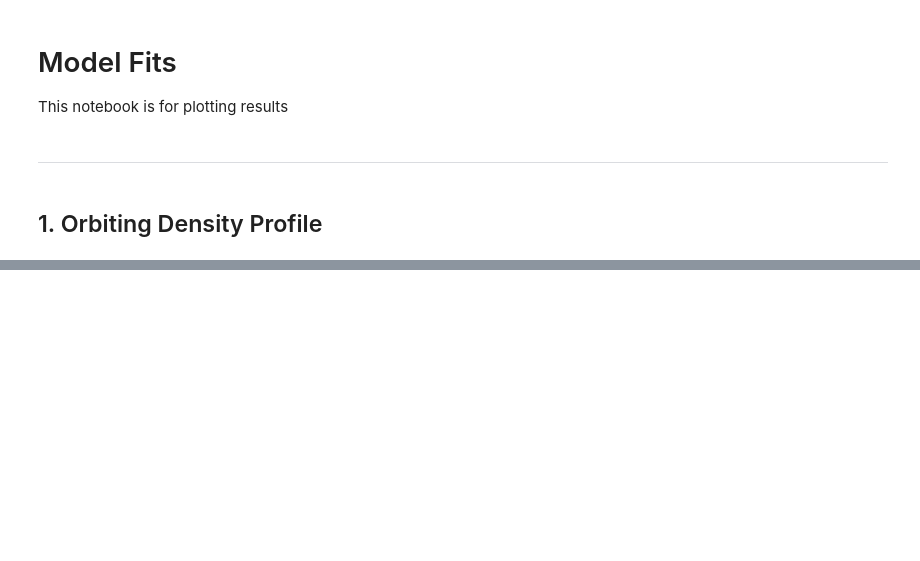
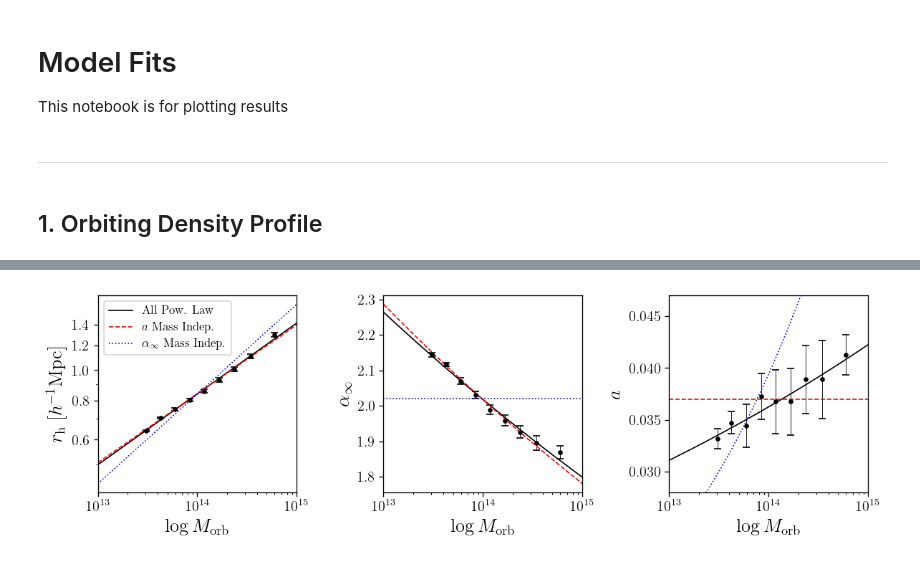
Before and after one commit to edgarmsalazar/HaloModelCF, a Jupyter notebook: notebook/model_fitting.ipynb, the cells around one changed output, grey strips where cells are left out. Drawn from its saved outputs; the diff is of its cells as text; code cells hidden in the pictures; blank space fills up the shorter version.

Commit message:
orb params and fit

```diff
--- a/notebook/model_fitting.ipynb
+++ b/notebook/model_fitting.ipynb
@@ -79 +98,51 @@ plt.tight_layout();
+# %%
+from physhalo.plot.config import SIZE_LABELS, SIZE_LEGEND, SIZE_TICKS
+
+plabels = [r'$r_{\rm h}~[h^{-1}{\rm Mpc}]$', r'$\alpha_{\infty}$', r'$a$']
+
+_, axes = plt.subplots(1, 3, figsize=(10, 3.1))
+ax1, ax2, ax3 = axes.flatten()
+
+for i, ax in enumerate(axes.flatten()):
+    ax.set_xlabel(r'$\log M_{\rm orb}$', fontsize=SIZE_LABELS)
+    ax.set_xlim(1e13, 1e15)
+    ax.set_xscale('log', base=10)
+    ax.set_ylabel(plabels[i], fontsize=SIZE_LABELS)
+    ax.tick_params(axis='both', which='major', labelsize=SIZE_TICKS)
+    ax.errorbar(mass, pars[:, i], yerr=errs[:, i], fmt='.',
+                elinewidth=0.5, capsize=3, color='k')
+
+ax1.plot(mass_pred, power_law(mass_pred/M_PIVOT, *pars_smooth_1[:2]), color='k',
+         lw=1.0, label="All Pow. Law")
+ax1.plot(mass_pred, power_law(mass_pred/M_PIVOT, *pars_smooth_2[:2]), color='r',
+         lw=1.0, ls="--", label=r"$a$ Mass Indep.")
+ax1.plot(mass_pred, power_law(mass_pred/M_PIVOT, *pars_smooth_3[:2]), color='b',
+         lw=1.0, ls=":", label=r"$\alpha_{\infty}$ Mass Indep.")
+ax1.set_yscale('log')
+ax1.set_yticks([0.6, 0.8, 1.0, 1.2, 1.4])
+ax1.set_yticklabels(['0.6', '0.8', '1.0', '1.2', '1.4'])
+ax1.legend(loc="upper left", fontsize=10)
+
+ax2.plot(mass_pred, power_law(mass_pred/M_PIVOT, *pars_smooth_1[2:4]), color='k',
+         lw=1.0, label="All Pow. Law")
+ax2.plot(mass_pred, power_law(mass_pred/M_PIVOT, *pars_smooth_2[2:4]), color='r',
+         lw=1.0, ls="--", label=r"$a$ Mass Indep.")
+ax2.hlines(pars_smooth_3[2], 1e13, 1e15, color='b', lw=1.0, ls=":",
+           label=r"$\alpha_{\infty}$ Mass Indep.")
+
+
+ax3.plot(mass_pred, power_law(mass_pred/M_PIVOT, *pars_smooth_1[4:6]), color='k',
+         lw=1.0, label="All Pow. Law")
+ax3.hlines(pars_smooth_2[4], 1e13, 1e15, color='r', lw=1.0, ls="--",
+           label=r"$a$ Mass Indep.")
+ax3.plot(mass_pred, power_law(mass_pred/M_PIVOT, *pars_smooth_3[3:5]), color='b',
+         lw=1.0, ls=":", label=r"$\alpha_{\infty}$ Mass Indep.")
+ax3.set_ylim(0.028, 0.047)
+ax3.set_yticks([0.03, 0.035, 0.04, 0.045])
+
+plt.tight_layout();
+# plt.savefig(f'figures/orb_fit_pars.png', bbox_inches='tight')
+# plt.savefig(f'figures/orb_fit_pars.pdf', bbox_inches='tight')
+# %% [output]
+[figure, added]
 # %%
```
Also changed, not shown: parts of 4 cells of this notebook.
